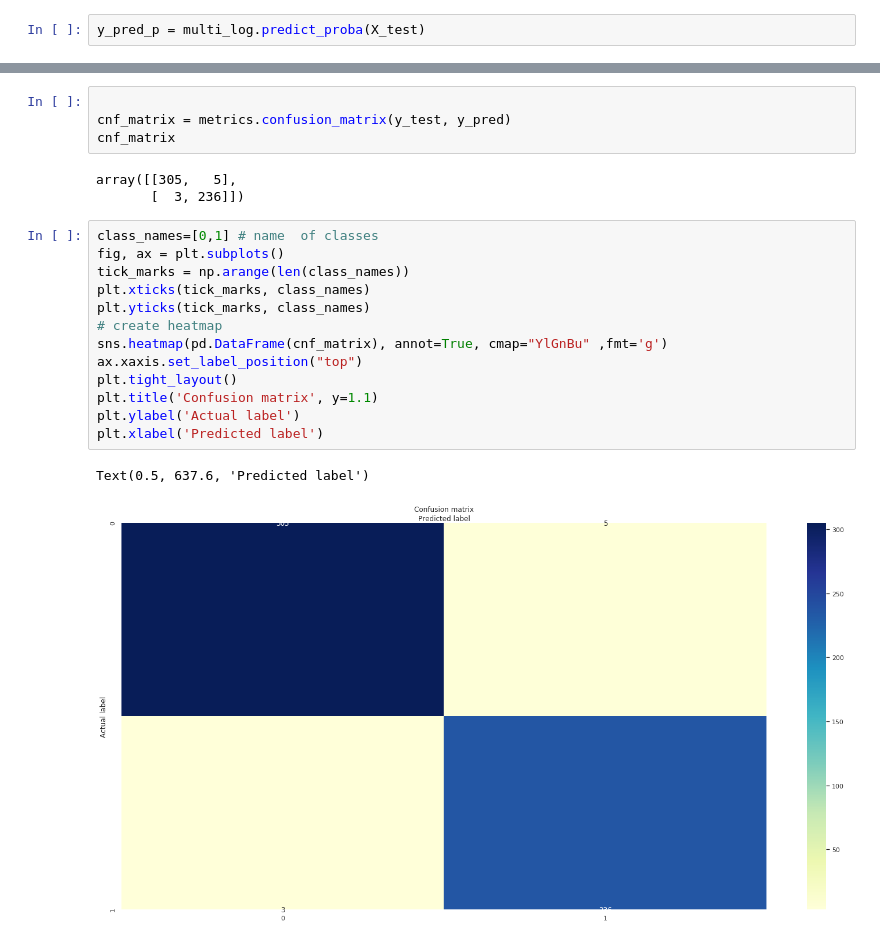
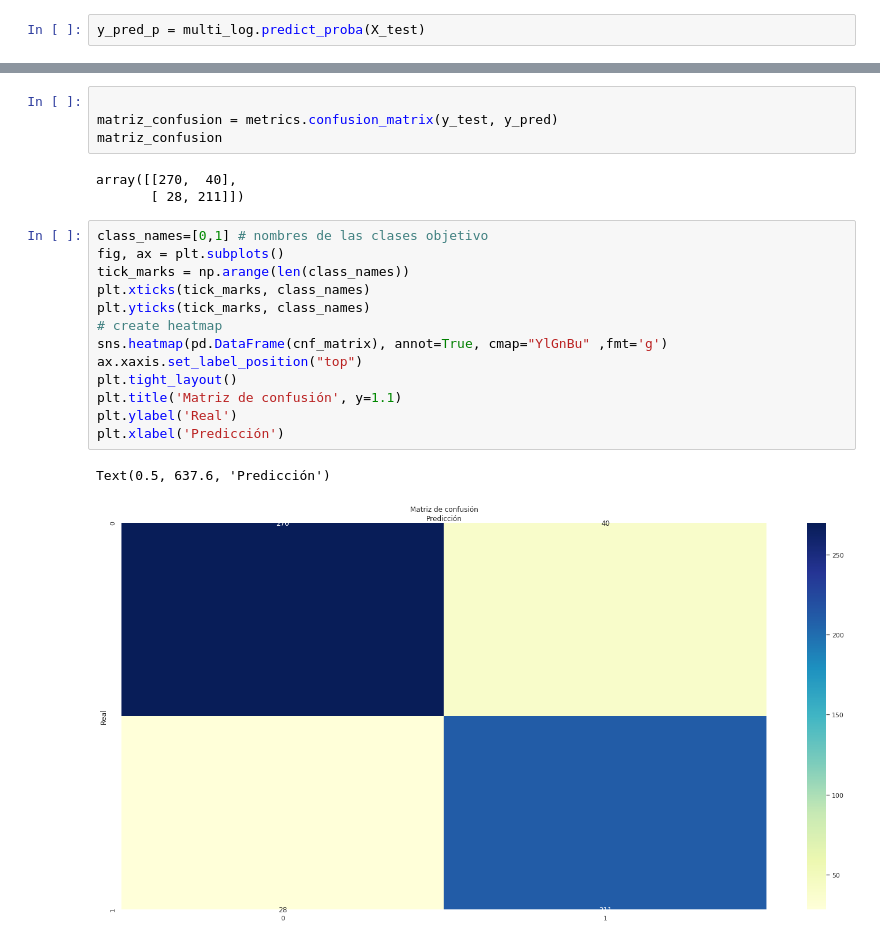
Before and after one commit to qSergio/Tutorial-Multiclases, a Jupyter notebook: Ejemplos/Clasificacion_binaria.ipynb, the cells around one changed output, grey strips where cells are left out. Drawn from its saved outputs; the diff is of its cells as text.

Commit message:
Se actualiza ejemplo de clasificación binaria

```diff
--- a/Ejemplos/Clasificacion_binaria.ipynb
+++ b/Ejemplos/Clasificacion_binaria.ipynb
@@ -68,26 +68,26 @@ plt.show()
 # %%
 
-cnf_matrix = metrics.confusion_matrix(y_test, y_pred)
-cnf_matrix
+matriz_confusion = metrics.confusion_matrix(y_test, y_pred)
+matriz_confusion
 # %% [output]
-array([[305,   5],
-       [  3, 236]])
+array([[270,  40],
+       [ 28, 211]])
 # %%
-class_names=[0,1] # name  of classes
+class_names=[0,1] # nombres de las clases objetivo
 fig, ax = plt.subplots()
 tick_marks = np.arange(len(class_names))
 plt.xticks(tick_marks, class_names)
 plt.yticks(tick_marks, class_names)
 # create heatmap
 sns.heatmap(pd.DataFrame(cnf_matrix), annot=True, cmap="YlGnBu" ,fmt='g')
 ax.xaxis.set_label_position("top")
 plt.tight_layout()
-plt.title('Confusion matrix', y=1.1)
-plt.ylabel('Actual label')
-plt.xlabel('Predicted label')
+plt.title('Matriz de confusión', y=1.1)
+plt.ylabel('Real')
+plt.xlabel('Predicción')
 # %% [output]
-Text(0.5, 637.6, 'Predicted label')
+Text(0.5, 637.6, 'Predicción')
-[figure, old version]
+[figure, new version]
 # %%
 print("Accuracy:",metrics.accuracy_score(y_test, y_pred))
 print("Precision:",metrics.precision_score(y_test, y_pred))
```
Also changed, not shown: parts of 5 cells of this notebook.
